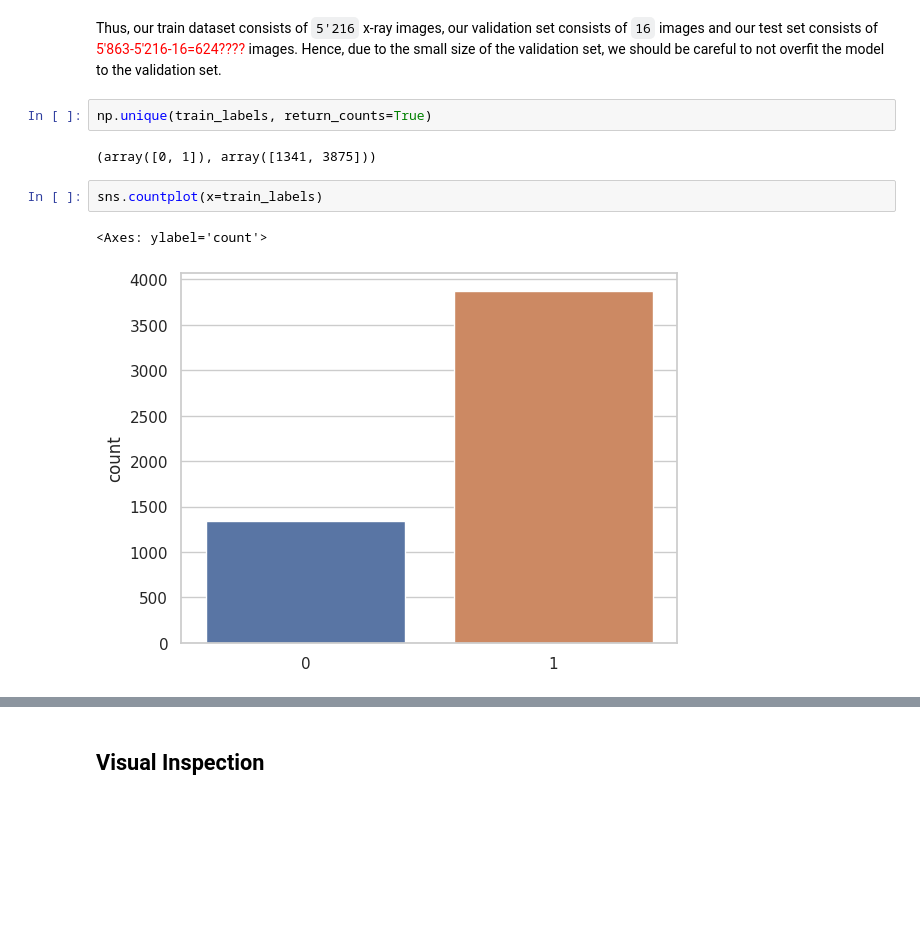
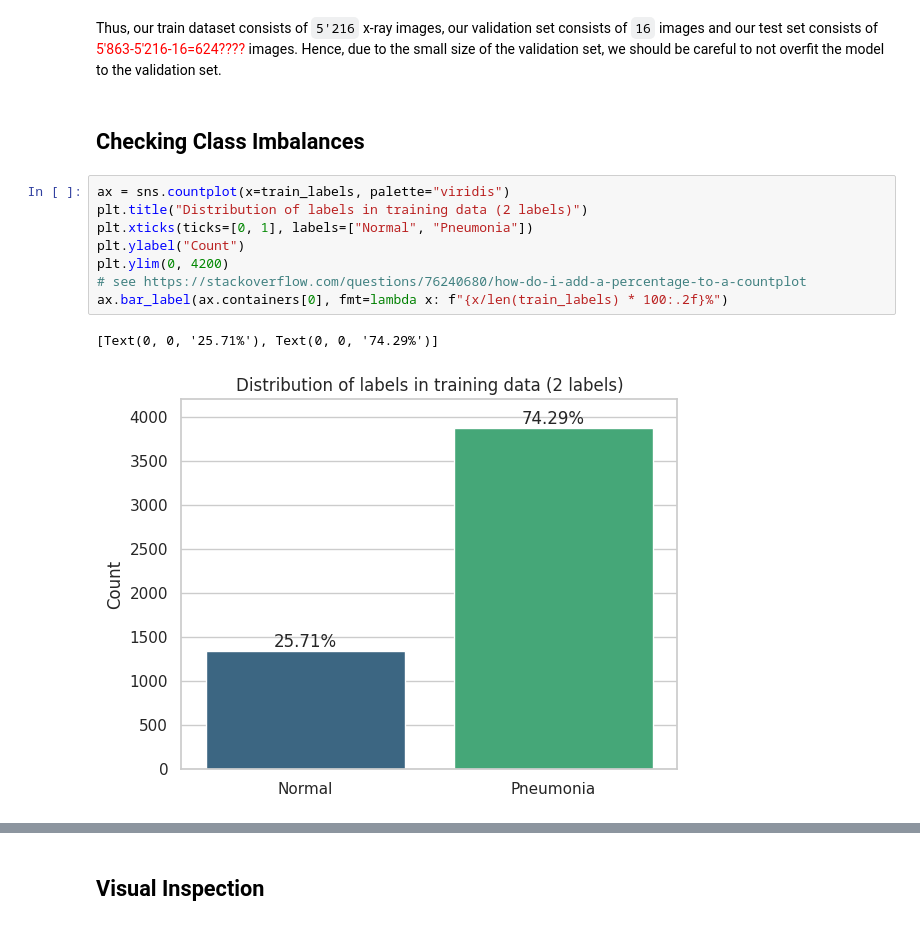
Before and after one commit to JHSchlegel/ML4Healthcare, a Jupyter notebook: project1/task2/EDA.ipynb, the cells around one changed output, grey strips where cells are left out. Cells and saved outputs as stored; diff of their text form; blank space fills up the shorter version.

Commit message:
added sample images for 2 labels train; finished countplots

```diff
--- a/project1/task2/EDA.ipynb
+++ b/project1/task2/EDA.ipynb
@@ -94,12 +100,16 @@ Shape of val images: (16, 256, 256)
 Shape of val labels: (16,)
 # %% [markdown]
 Thus, our train dataset consists of `5'216` x-ray images, our validation set consists of `16` images and our test set consists of <span style="color: red;">  5'863-5'216-16=624???? </span> images.  Hence, due to the small size of the validation set, we should be careful to not overfit the model to the validation set.
-# %%
-np.unique(train_labels, return_counts=True)
-# %% [output]
-(array([0, 1]), array([1341, 3875]))
-# %%
-sns.countplot(x=train_labels)
-# %% [output]
-<Axes: ylabel='count'>
-[figure, removed]
+# %% [markdown]
+## Checking Class Imbalances
+# %%
+ax = sns.countplot(x=train_labels, palette="viridis")
+plt.title("Distribution of labels in training data (2 labels)")
+plt.xticks(ticks=[0, 1], labels=["Normal", "Pneumonia"])
+plt.ylabel("Count")
+plt.ylim(0, 4200)
+# see https://stackoverflow.com/questions/76240680/how-do-i-add-a-percentage-to-a-countplot
+ax.bar_label(ax.containers[0], fmt=lambda x: f"{x/len(train_labels) * 100:.2f}%")
+# %% [output]
+[Text(0, 0, '25.71%'), Text(0, 0, '74.29%')]
+[figure, added]
```
Also changed, not shown: parts of 10 cells of this notebook.
